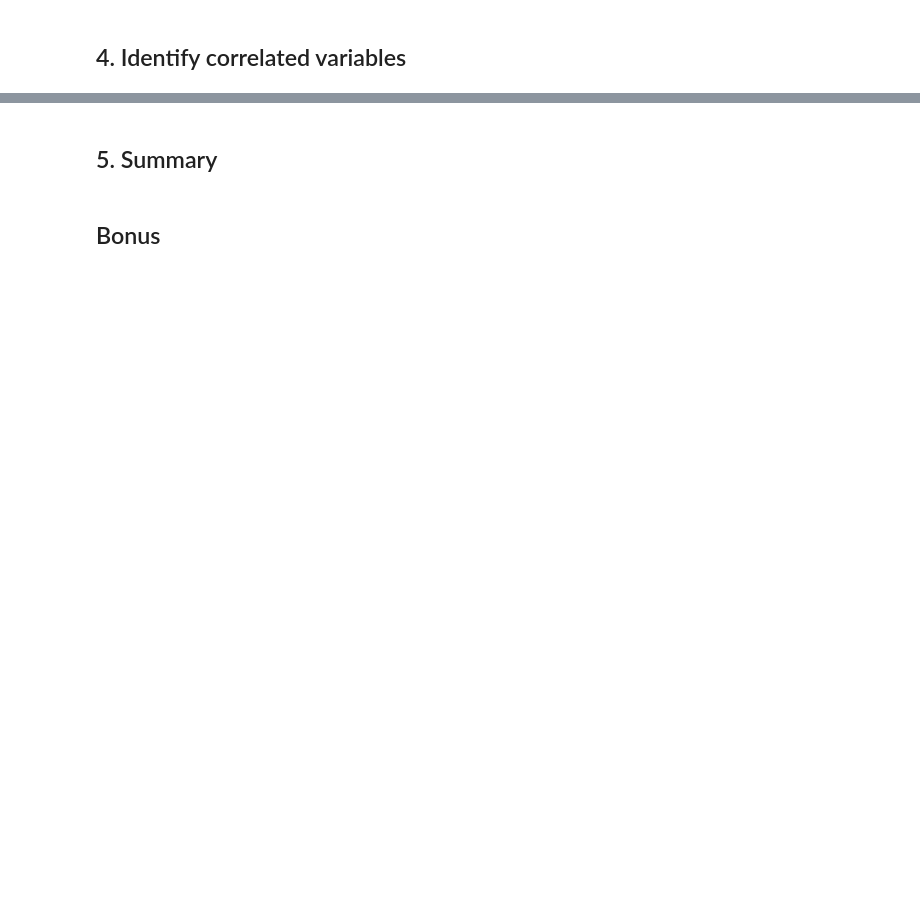
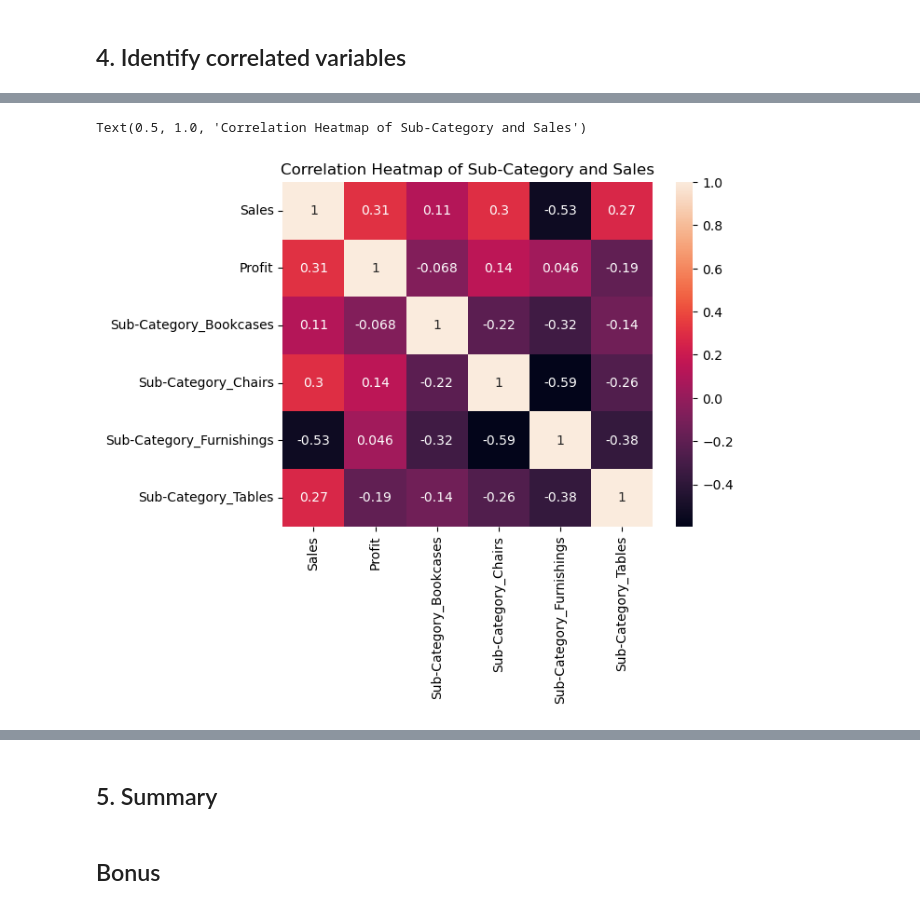
Before and after one commit to CandaceYMS/2024-Phase-2-data-science, a Jupyter notebook: data-science/1. Analysis and Preprocessing/part1-submission.ipynb, the cells around one changed output, grey strips where cells are left out. Saved outputs shown, nothing was run; the diff lists cells and outputs as text; code cells hidden in the pictures; blank space fills up the shorter version.

```diff
--- a/data-science/1. Analysis and Preprocessing/part1-submission.ipynb
+++ b/data-science/1. Analysis and Preprocessing/part1-submission.ipynb
@@ -894,0 +909,7 @@ memory usage: 352.5+ KB
+# %%
+df_cat = pd.get_dummies(df_sub[['Sub-Category','Sales','Profit']])
+sns.heatmap(df_cat.corr(),robust=True, annot=True)
+plt.title('Correlation Heatmap of Sub-Category and Sales')
+# %% [output]
+Text(0.5, 1.0, 'Correlation Heatmap of Sub-Category and Sales')
+[figure, added]
```
Also changed, not shown: parts of 17 cells of this notebook.
